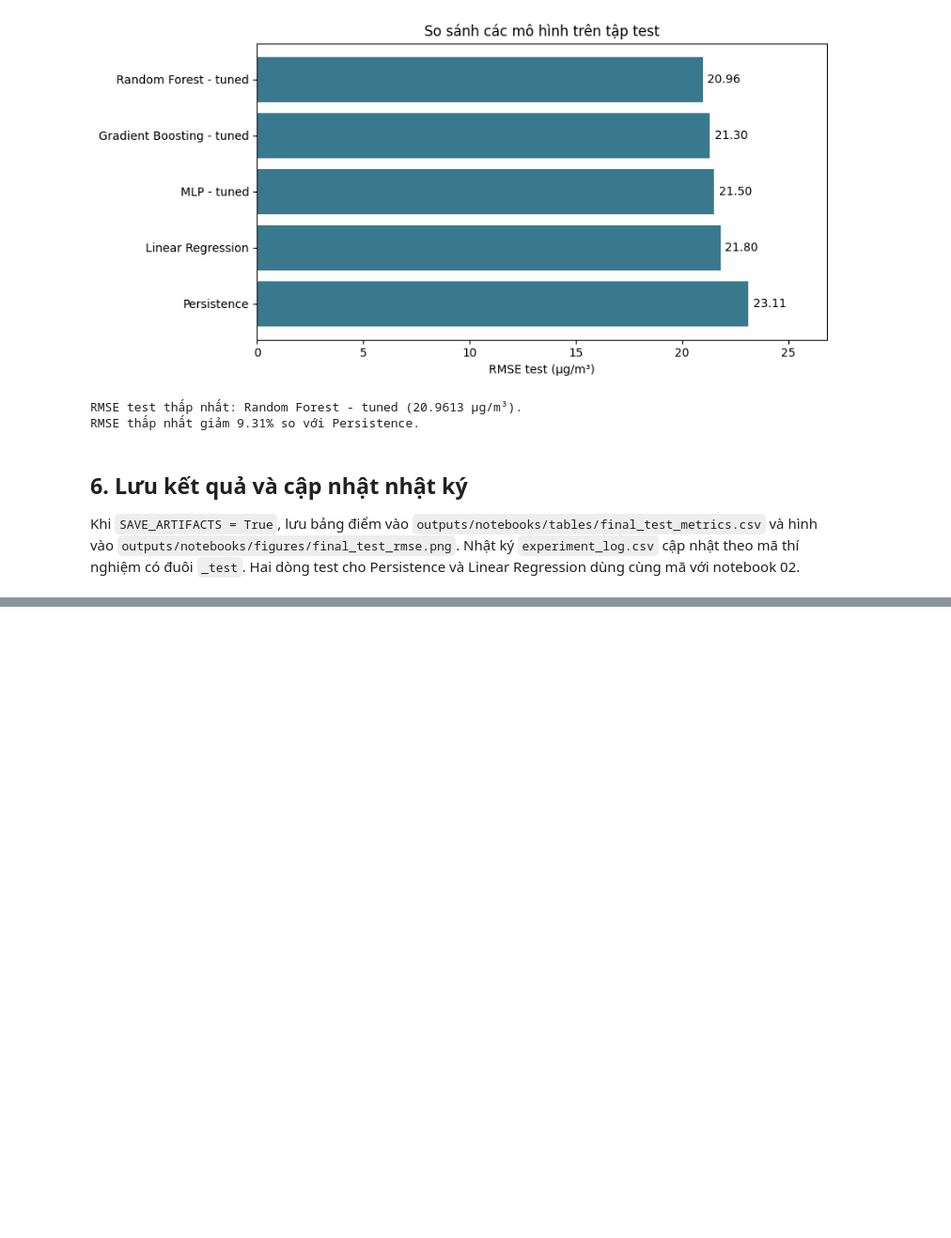
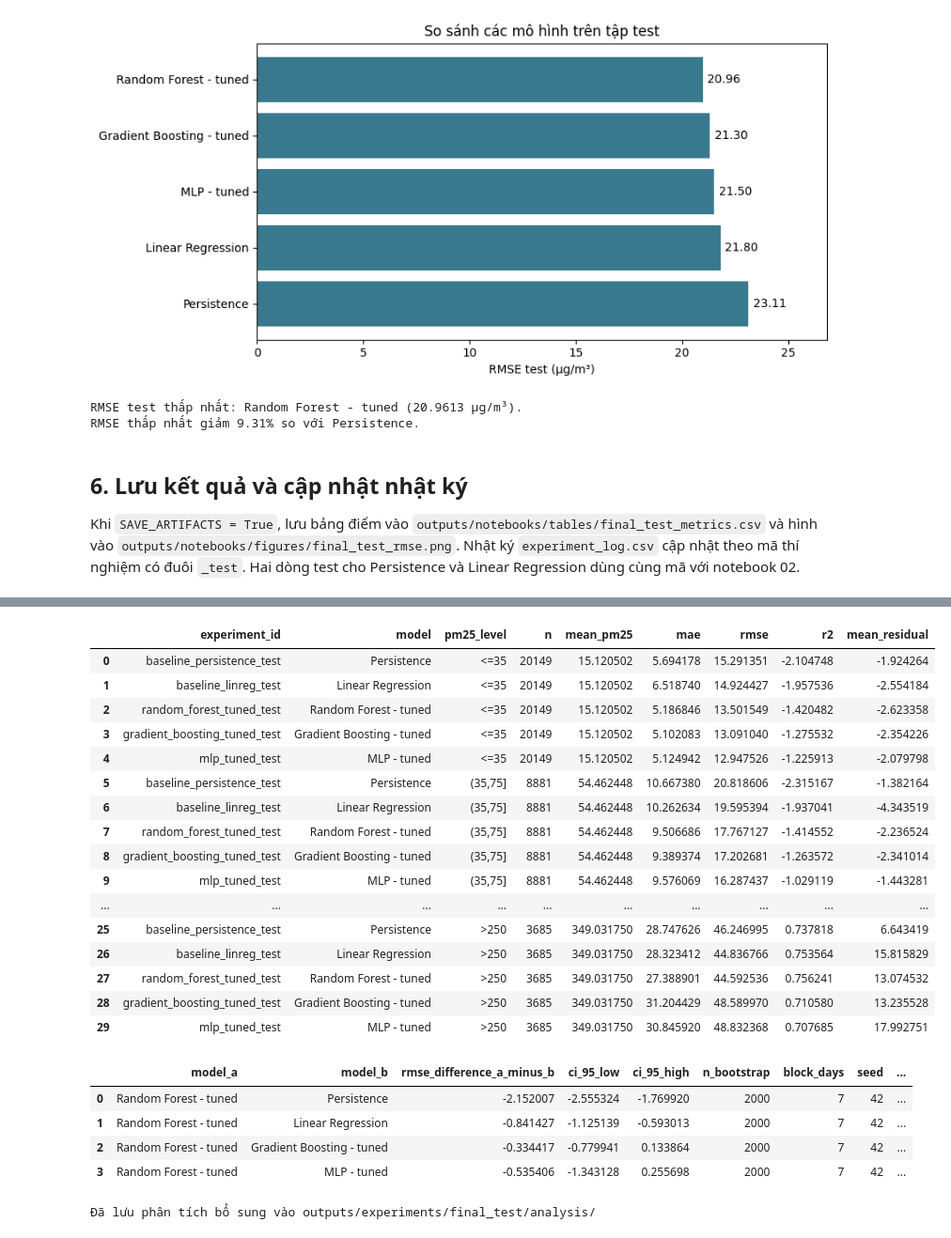
Before and after one commit to bjruly/sgu_finalproject_machinelearning_2026-2027, a Jupyter notebook: notebooks/08_final_evaluation.ipynb, the cells around one changed output, grey strips where cells are left out. Shown at 94% size. Saved outputs shown, nothing was run; the diff lists cells and outputs as text; code cells hidden in the pictures; blank space fills up the shorter version.

```diff
--- a/notebooks/08_final_evaluation.ipynb
+++ b/notebooks/08_final_evaluation.ipynb
@@ -12,7 +12,6 @@ Notebook nạp bốn mô hình đã lưu từ notebook 02, 05 và 07. Đường
 import sys
 from pathlib import Path
 
-import joblib
 import matplotlib.pyplot as plt
 import numpy as np
 import pandas as pd
@@ -39,20 +38,14 @@ OUTPUTS_DIR = PROJECT_ROOT / "outputs" / "notebooks"
 TABLES_DIR = OUTPUTS_DIR / "tables"
 EXPERIMENT_LOG = PROJECT_ROOT / "experiment_log.csv"
 
-LINEAR_MODEL_PATH = MODELS_DIR / "baseline_linear_regression.joblib"
+from src.artifacts import MODEL_LABELS, load_saved_model, resolve_model_paths
+from src.evaluation import export_analysis
 
-MODELS = {
-    "baseline_linreg": ("Linear Regression", PROJECT_ROOT / LINEAR_MODEL_PATH),
-    "random_forest_tuned": ("Random Forest - tuned", MODELS_DIR / "random_forest_tuned.joblib"),
-    "gradient_boosting_tuned": ("Gradient Boosting - tuned", MODELS_DIR / "gradient_boosting_tuned.joblib"),
-    "mlp_tuned": ("MLP - tuned", MODELS_DIR / "mlp_tuned.joblib"),
-}
-
-missing = [str(path) for _, path in MODELS.values() if not path.is_file()]
-if missing:
-    missing_paths = "\n".join(f"- {path}" for path in missing)
-    raise FileNotFoundError(
-        f"Không tìm thấy file mô hình đã lưu:\n{missing_paths}\n"
-        "Kiểm tra các file từ notebook 02, 05 và 07. "
-        "Nếu file Linear Regression ở nơi khác, sửa LINEAR_MODEL_PATH ở ô này."
-    )
+# None: prefer models/, fall back to the archived baseline from experiments01.
+# A custom relative path is resolved against PROJECT_ROOT.
+LINEAR_MODEL_PATH = None
+MODEL_PATHS = resolve_model_paths(PROJECT_ROOT, linear_model_path=LINEAR_MODEL_PATH)
+MODELS = {key: (MODEL_LABELS[key], path) for key, path in MODEL_PATHS.items()}
+print("Resolved model paths:")
+for key, (_, path) in MODELS.items():
+    print(key, path.relative_to(PROJECT_ROOT) if path.is_relative_to(PROJECT_ROOT) else path)
@@ -92,7 +91,7 @@ print(f"Persistence dùng giá trị dự phòng ở {current_pm25.isna().sum():
 
 for key, (label, model_path) in MODELS.items():
     with threadpool_limits(limits=1):
-        model = joblib.load(model_path)
+        model = load_saved_model(key, model_path)
         predictions[key] = np.asarray(model.predict(X_test)).ravel()
 
     labels[key] = label
@@ -202,0 +211,37 @@ if SAVE_ARTIFACTS:
+# %%
+prediction_frame = test[["station", "datetime", "target_datetime"]].reset_index(drop=True).copy()
+prediction_frame["y_true"] = y_test.to_numpy()
+for key, values in predictions.items():
+    prediction_frame[f"pred_{key}"] = values
+
+if SAVE_ARTIFACTS:
+    analysis_tables = export_analysis(prediction_frame, MODEL_PATHS)
+    display(analysis_tables["final_test_error_by_pm25_level.csv"])
+    display(analysis_tables["paired_model_uncertainty.csv"])
+    print("Đã lưu phân tích bổ sung vào outputs/experiments/final_test/analysis/")
+else:
+    print("Bật SAVE_ARTIFACTS để xuất phân tích bổ sung.")
+# %% [output]
+|  | experiment_id | model | pm25_level | n | mean_pm25 | mae | rmse | r2 | mean_residual |
+| 0 | baseline_persistence_test | Persistence | <=35 | 20149 | 15.120502 | 5.694178 | 15.291351 | -2.104748 | -1.924264 |
+| 1 | baseline_linreg_test | Linear Regression | <=35 | 20149 | 15.120502 | 6.518740 | 14.924427 | -1.957536 | -2.554184 |
+| 2 | random_forest_tuned_test | Random Forest - tuned | <=35 | 20149 | 15.120502 | 5.186846 | 13.501549 | -1.420482 | -2.623358 |
+| 3 | gradient_boosting_tuned_test | Gradient Boosting - tuned | <=35 | 20149 | 15.120502 | 5.102083 | 13.091040 | -1.275532 | -2.354226 |
+| 4 | mlp_tuned_test | MLP - tuned | <=35 | 20149 | 15.120502 | 5.124942 | 12.947526 | -1.225913 | -2.079798 |
+| 5 | baseline_persistence_test | Persistence | (35,75] | 8881 | 54.462448 | 10.667380 | 20.818606 | -2.315167 | -1.382164 |
+| 6 | baseline_linreg_test | Linear Regression | (35,75] | 8881 | 54.462448 | 10.262634 | 19.595394 | -1.937041 | -4.343519 |
+| 7 | random_forest_tuned_test | Random Forest - tuned | (35,75] | 8881 | 54.462448 | 9.506686 | 17.767127 | -1.414552 | -2.236524 |
+| 8 | gradient_boosting_tuned_test | Gradient Boosting - tuned | (35,75] | 8881 | 54.462448 | 9.389374 | 17.202681 | -1.263572 | -2.341014 |
+| 9 | mlp_tuned_test | MLP - tuned | (35,75] | 8881 | 54.462448 | 9.576069 | 16.287437 | -1.029119 | -1.443281 |
+| ... | ... | ... | ... | ... | ... | ... | ... | ... | ... |
+| 25 | baseline_persistence_test | Persistence | >250 | 3685 | 349.031750 | 28.747626 | 46.246995 | 0.737818 | 6.643419 |
+| 26 | baseline_linreg_test | Linear Regression | >250 | 3685 | 349.031750 | 28.323412 | 44.836766 | 0.753564 | 15.815829 |
+| 27 | random_forest_tuned_test | Random Forest - tuned | >250 | 3685 | 349.031750 | 27.388901 | 44.592536 | 0.756241 | 13.074532 |
+| 28 | gradient_boosting_tuned_test | Gradient Boosting - tuned | >250 | 3685 | 349.031750 | 31.204429 | 48.589970 | 0.710580 | 13.235528 |
+| 29 | mlp_tuned_test | MLP - tuned | >250 | 3685 | 349.031750 | 30.845920 | 48.832368 | 0.707685 | 17.992751 |
+|  | model_a | model_b | rmse_difference_a_minus_b | ci_95_low | ci_95_high | n_bootstrap | block_days | seed | ... |
+| 0 | Random Forest - tuned | Persistence | -2.152007 | -2.555324 | -1.769920 | 2000 | 7 | 42 | ... |
+| 1 | Random Forest - tuned | Linear Regression | -0.841427 | -1.125139 | -0.593013 | 2000 | 7 | 42 | ... |
+| 2 | Random Forest - tuned | Gradient Boosting - tuned | -0.334417 | -0.779941 | 0.133864 | 2000 | 7 | 42 | ... |
+| 3 | Random Forest - tuned | MLP - tuned | -0.535406 | -1.343128 | 0.255698 | 2000 | 7 | 42 | ... |
+Đã lưu phân tích bổ sung vào outputs/experiments/final_test/analysis/
```
Also changed, not shown: parts of 9 cells of this notebook, 16 other files.
